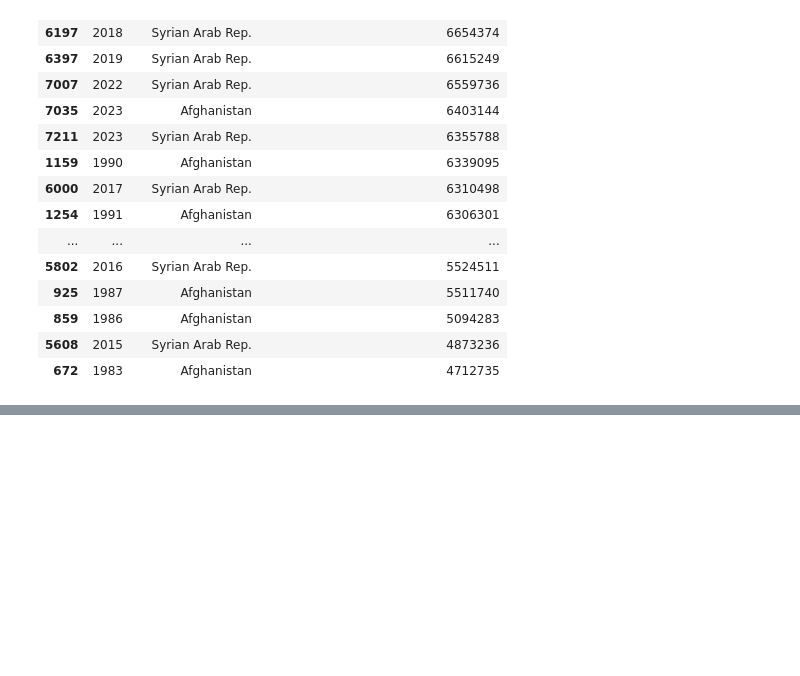
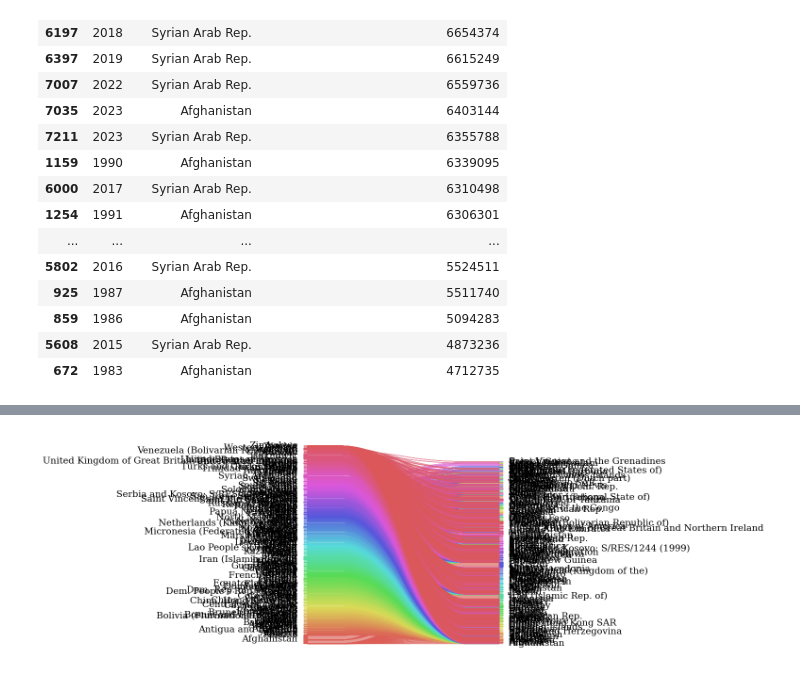
Before and after one commit to ryanhartman247/capstone_refugees_da12, a Jupyter notebook: notebooks/population_totals.ipynb, the cells around one changed output, grey strips where cells are left out. Cells and saved outputs as stored; diff of their text form; code cells hidden in the pictures; blank space fills up the shorter version.

```diff
--- a/notebooks/population_totals.ipynb
+++ b/notebooks/population_totals.ipynb
@@ -125,0 +234,8 @@ plt.show()
+# %%
+# chat gpt
+# Step 1: Filter relevant columns
+df_filtered = pop_df[['Country of origin', 'Country of asylum', 'Refugees under UNHCR\'s mandate']]
+
+# Step 2: Group the data to sum 'Refugees under UNHCR\'s mandate' for each pair of 'Country of origin' and 'Country of asylum'
+df_grouped = df_filtered.groupby(['Country of origin', 'Country of asylum']).agg({'Refugees under UNHCR\'s mandate': 'sum'}).reset_index()
+#df_grouped.head(20)
@@ -125,0 +260,13 @@ plt.show()
+# %%
+# THIS CODE WORKS! But it's wayyyyyyy to many countries to be legible
+sankey(
+    left=df_grouped['Country of origin'],       # Left side: Country of origin
+    right=df_grouped['Country of asylum'],      # Right side: Country of asylum
+    leftWeight=df_grouped['Refugees under UNHCR\'s mandate'],  # Flow magnitude between the two (based on refugees)
+    rightWeight=df_grouped['Refugees under UNHCR\'s mandate'] # Same as left weight to keep balance
+)
+
+# Step 4: Show the chart
+plt.show()
+# %% [output]
+[figure, added]
```
Also changed, not shown: parts of 13 cells of this notebook, 1 other file.
